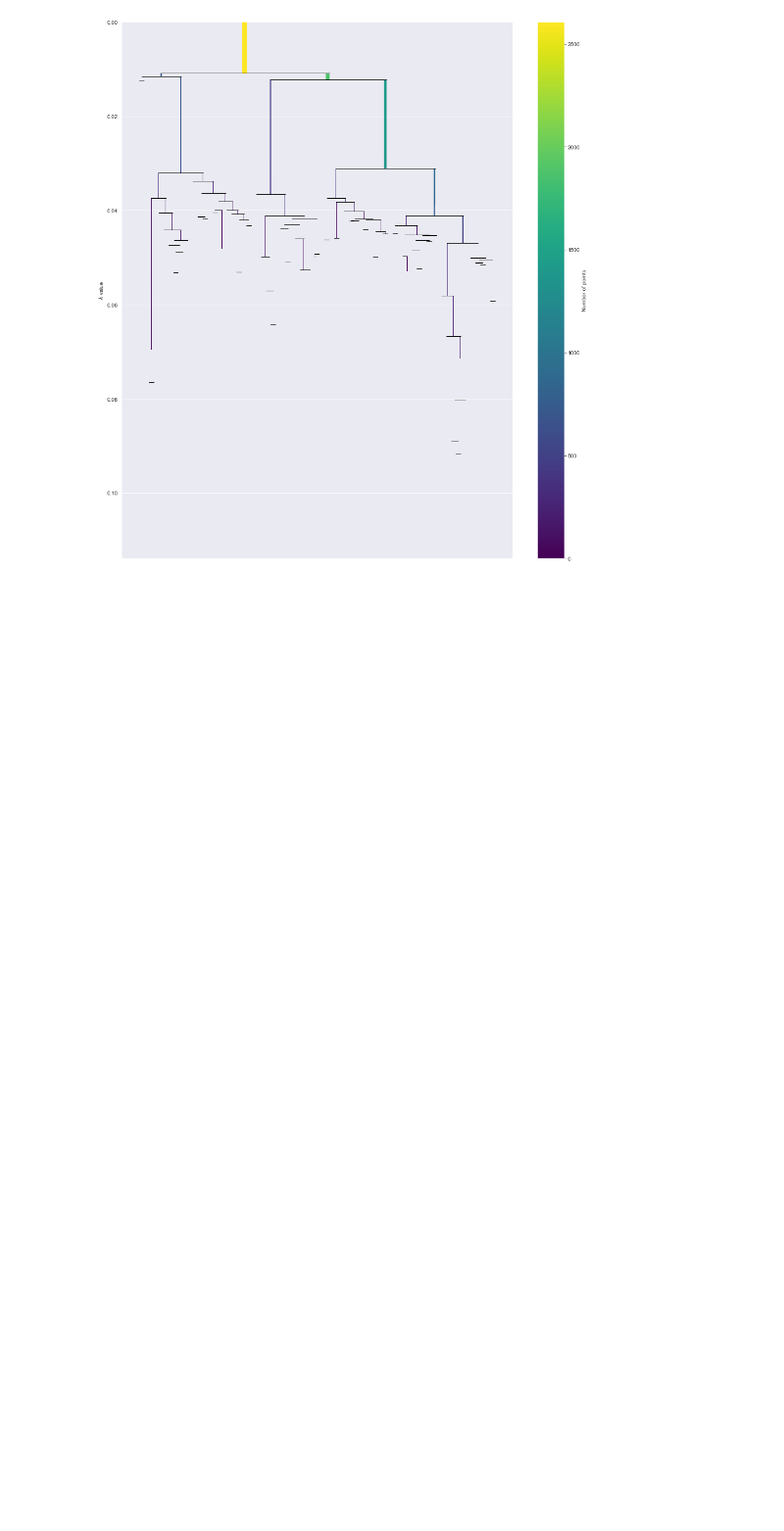
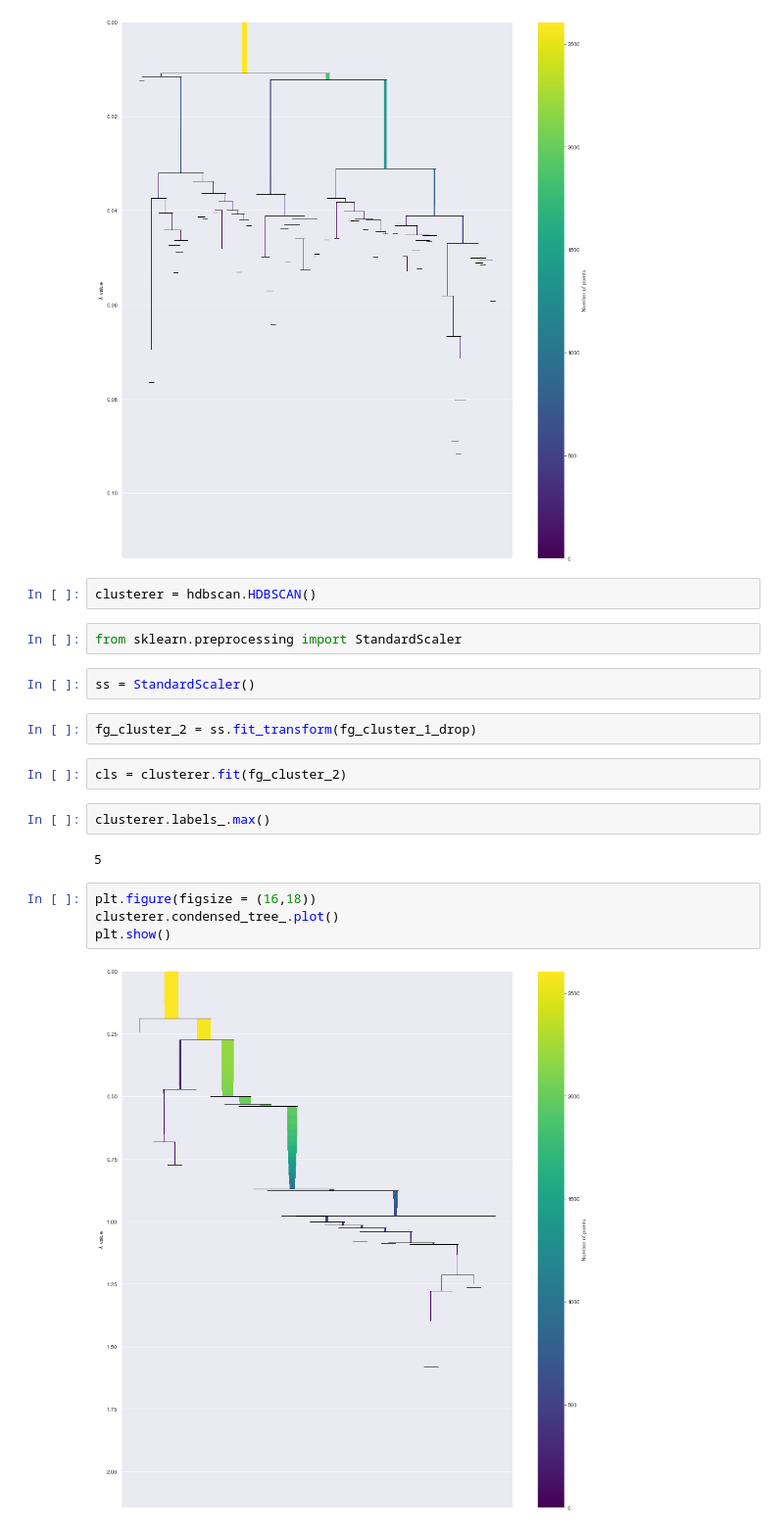
Before and after one commit to egrace479/NFL-BDB-2022, a Jupyter notebook: Field_Goal.ipynb, the cells around one changed output. Shown: that part at 98% size. Cells and saved outputs as stored; diff of their text form; blank space fills up the shorter version.

```diff
--- a/Field_Goal.ipynb
+++ b/Field_Goal.ipynb
@@ -480,3 +508,23 @@ clusterer.condensed_tree_.plot()
 plt.show()
 # %% [output]
 [figure]
+# %%
+clusterer = hdbscan.HDBSCAN()
+# %%
+from sklearn.preprocessing import StandardScaler
+# %%
+ss = StandardScaler()
+# %%
+fg_cluster_2 = ss.fit_transform(fg_cluster_1_drop)
+# %%
+cls = clusterer.fit(fg_cluster_2)
+# %%
+clusterer.labels_.max()
+# %% [output]
+5
+# %%
+plt.figure(figsize = (16,18))
+clusterer.condensed_tree_.plot()
+plt.show()
+# %% [output]
+[figure, added]
```
Also changed, not shown: parts of 9 cells of this notebook.
